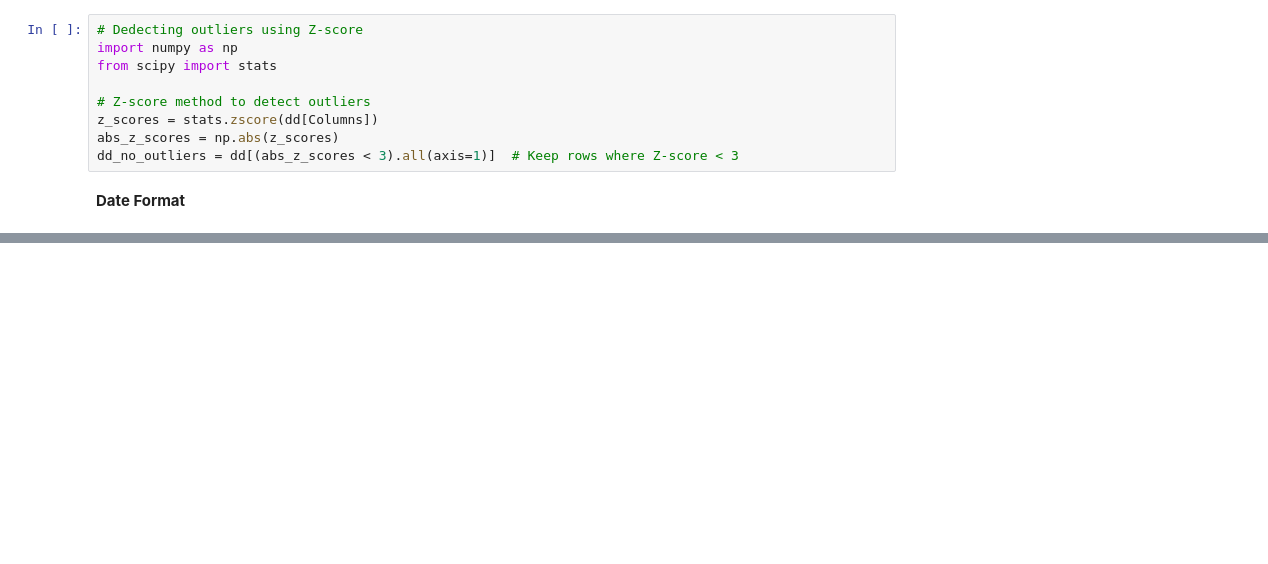
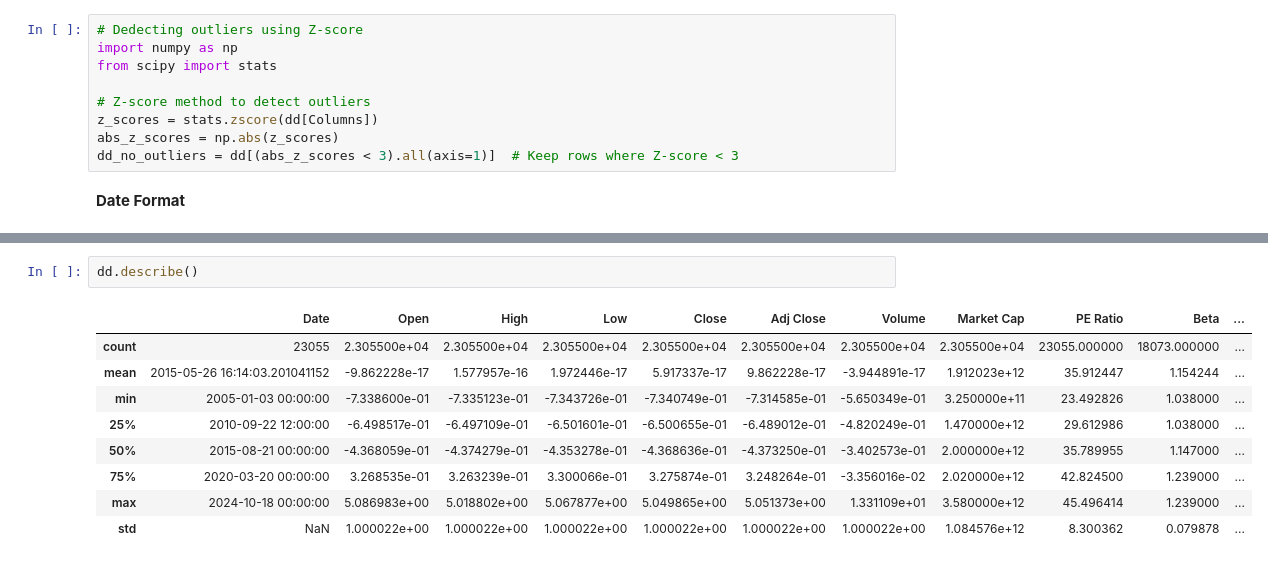
Before and after one commit to madhan96p/FAANG, a Jupyter notebook: FAANG_cleaning.ipynb, the cells around one changed output, grey strips where cells are left out. Cells and saved outputs as stored; diff of their text form; blank space fills up the shorter version.

```diff
--- a/FAANG_cleaning.ipynb
+++ b/FAANG_cleaning.ipynb
@@ -163,0 +178,12 @@ See the caveats in the documentation: https://pandas.pydata.org/pandas-docs/stab
+# %%
+dd.describe()
+# %% [output]
+|  | Date | Open | High | Low | Close | Adj Close | Volume | Market Cap | PE Ratio | Beta | ... |
+| count | 23055 | 2.305500e+04 | 2.305500e+04 | 2.305500e+04 | 2.305500e+04 | 2.305500e+04 | 2.305500e+04 | 2.305500e+04 | 23055.000000 | 18073.000000 | ... |
+| mean | 2015-05-26 16:14:03.201041152 | -9.862228e-17 | 1.577957e-16 | 1.972446e-17 | 5.917337e-17 | 9.862228e-17 | -3.944891e-17 | 1.912023e+12 | 35.912447 | 1.154244 | ... |
+| min | 2005-01-03 00:00:00 | -7.338600e-01 | -7.335123e-01 | -7.343726e-01 | -7.340749e-01 | -7.314585e-01 | -5.650349e-01 | 3.250000e+11 | 23.492826 | 1.038000 | ... |
+| 25% | 2010-09-22 12:00:00 | -6.498517e-01 | -6.497109e-01 | -6.501601e-01 | -6.500655e-01 | -6.489012e-01 | -4.820249e-01 | 1.470000e+12 | 29.612986 | 1.038000 | ... |
+| 50% | 2015-08-21 00:00:00 | -4.368059e-01 | -4.374279e-01 | -4.353278e-01 | -4.368636e-01 | -4.373250e-01 | -3.402573e-01 | 2.000000e+12 | 35.789955 | 1.147000 | ... |
+| 75% | 2020-03-20 00:00:00 | 3.268535e-01 | 3.263239e-01 | 3.300066e-01 | 3.275874e-01 | 3.248264e-01 | -3.356016e-02 | 2.020000e+12 | 42.824500 | 1.239000 | ... |
+| max | 2024-10-18 00:00:00 | 5.086983e+00 | 5.018802e+00 | 5.067877e+00 | 5.049865e+00 | 5.051373e+00 | 1.331109e+01 | 3.580000e+12 | 45.496414 | 1.239000 | ... |
+| std | NaN | 1.000022e+00 | 1.000022e+00 | 1.000022e+00 | 1.000022e+00 | 1.000022e+00 | 1.000022e+00 | 1.084576e+12 | 8.300362 | 0.079878 | ... |
```
Also changed, not shown: parts of 9 cells of this notebook, 7 other files.
